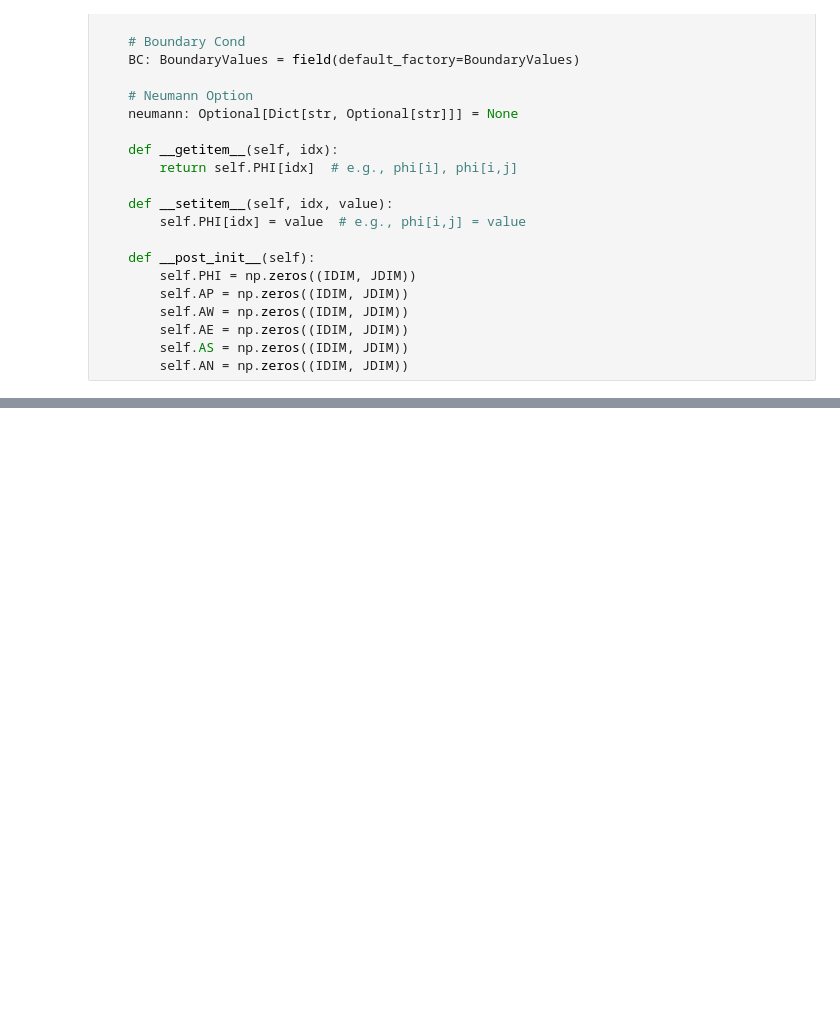
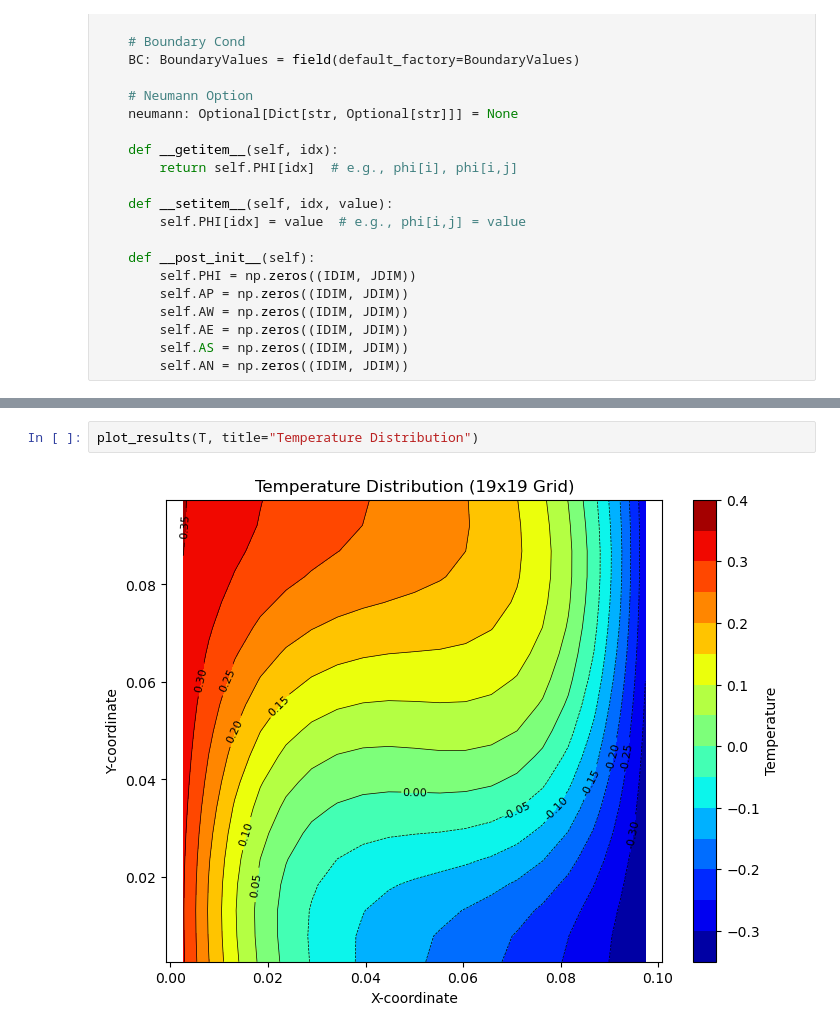
Before and after one commit to jo0n-lab/CFD_SCRACTH, a Jupyter notebook: tmp.ipynb, the cells around one changed output, grey strips where cells are left out. Saved outputs shown, nothing was run; the diff lists cells and outputs as text; blank space fills up the shorter version.

```diff
--- a/tmp.ipynb
+++ b/tmp.ipynb
@@ -1018,0 +1053,4 @@ plt.plot(YP[j_range],V.PHI[0,j_range])
+# %%
+plot_results(T, title="Temperature Distribution")
+# %% [output]
+[figure, added]
```
Also changed, not shown: parts of 19 cells of this notebook, 9 other files.
